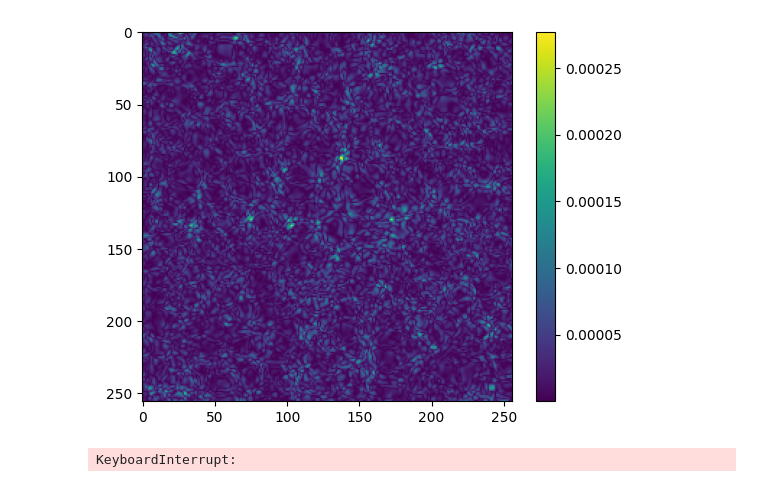
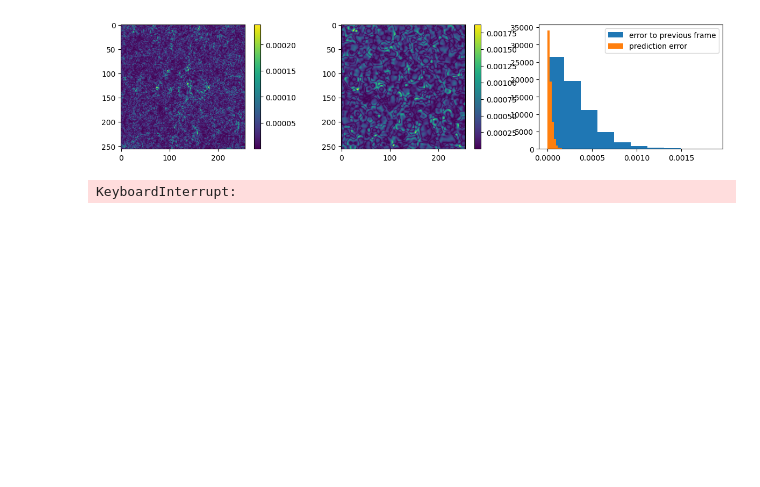
Before and after one commit to graps1/ELM-PDEs, a Jupyter notebook: ks2d/ks2d_conv_elm.ipynb, the cells around one changed output. Cells and saved outputs as stored; diff of their text form; code cells hidden in the pictures; blank space fills up the shorter version.

```diff
--- a/ks2d/ks2d_conv_elm.ipynb
+++ b/ks2d/ks2d_conv_elm.ipynb
@@ -13,10 +13,6 @@ maxval, minval = d.max(), d.min()
 normalize = lambda x: (x-minval)/(maxval-minval)
 denormalize = lambda x: x*(maxval-minval)+minval
 d = normalize(d)
-
-BC_0 = { "mode": "circular", "val_left": None, "val_right": None }
-BC_1 = { "mode": "circular", "val_left": None, "val_right": None }
-BC = [BC_0, BC_1]
 
 def pad(d, axis, extent, mode="circular", val_left=None, val_right=None):
     permutation = list(range(len(d.shape)))
@@ -37,55 +33,109 @@ def pad(d, axis, extent, mode="circular", val_left=None, val_right=None):
     d = d.permute(*permutation)
     return d
 
+def conv1d(d, axis, kernel):
+    # assumes d takes the form
+    # batch x channels x a1 x a2 ... x an
+
+    # moves axis and channel to the right
+    perm1 = list(range(len(d.shape)))
+    perm1[axis] = len(d.shape)-1
+    perm1[-1] = axis
+    d = d.permute(*perm1)
+    perm2 = list(range(len(d.shape)))
+    perm2[ 1]  = len(d.shape)-2
+    perm2[-2] = 1
+    d = d.permute(*perm2)
+
+    # conflates the first few axes
+    shape = d.shape
+    d = d.view(-1, *shape[-2:])
+    # applies kernel and inverts the permutation
+    d = kernel(d)
+    d = d.view(*shape[:-2], *d.shape[-2:])
+    d = d.permute(*perm2)
+    d = d.permute(*perm1)
+    return d
+
+
 class ConvELM2D(torch.nn.Module):
-    def __init__(self, extent=2, hidden=100, bc=[{"mode":"circular"}, {"mode":"circular"}]):
+    def __init__(self, extent=2, hidden=100, mode="sliced", bc=[{"mode":"circular"}, {"mode":"circular"}]):
         super().__init__()
         self.extent = extent
         self.ks = 2*self.extent + 1
         self.hidden = hidden
         self.bc = bc
-        self.phi_conv = torch.nn.Sequential(torch.nn.Conv2d(1, self.hidden, self.ks), torch.nn.Softplus()).double()
+        self.mode = mode
+        assert self.mode in ["sliced", "full"]
+
+        if self.mode == "sliced":
+            self.conv1 = torch.nn.Conv1d(1, self.hidden, self.ks).double()
+            self.conv2 = torch.nn.Conv1d(self.hidden, self.hidden, self.ks, groups=self.hidden).double()
+        elif self.mode == "full":
+            self.conv = torch.nn.Conv2d(1, self.hidden, self.ks).double()
+
+        self.nl =  torch.nn.Softplus().double()
         self.out_layer = torch.nn.Conv2d(self.hidden, 1, 1, bias=False).double()
 
     def phi(self, X):
         assert len(X.shape) == 4, f"input must have the form (batch, channels, im1, im2), but has shape {X.shape}"
         X = pad(X, 2, self.extent, **self.bc[0])
         X = pad(X, 3, self.extent, **self.bc[1])
-        X = self.phi_conv(X)
+
+        if self.mode == "sliced":
+            X = conv1d(X, 2, self.conv1)
+            X = conv1d(X, 3, self.conv2)
+        elif self.mode == "full":
+            X = self.conv(X)
+
+        X = self.nl(X)
         return X
 
     def forward(self, X):
         assert len(X.shape) in [3,4], f"input must have the form (batch, channels, im1, im2) OR (channels, im1, im2), but has shape {X.shape}"
         unbatched = len(X.shape)==3
         if unbatched: X = X.unsqueeze(0)
         phiX = self.phi(X)
         out = self.out_layer(phiX)
         if unbatched: out = out.squeeze(0)
         return out
 
     def train(self, X, Y):
         phiX = self.phi(X)
         phiX = phiX.permute(0,2,3,1) # shifts the channel axis to the last index
-        phiX = phiX.view(-1, self.hidden) # conflates the first few axes, except for the channels
+        phiX = phiX.reshape(-1, self.hidden) # conflates the first few axes, except for the channels
         Y = Y.view(-1, 1)
         A = torch.linalg.lstsq(phiX, Y).solution.transpose(0,1)
         A = A.view(1, self.hidden, 1, 1)
         self.out_layer.weight.data = A
 
-model = ConvELM2D(2, 100)
-noise_distr = torch.distributions.Normal(0, 1e-4)
+
+# boundary conditions used in training data
+BC_0 = { "mode": "circular", "val_left": None, "val_right": None }
+BC_1 = { "mode": "circular", "val_left": None, "val_right": None }
+
+# complexity-wise, a full 2d convolution should be slower than two
+# separate 1d convolutions. but this isn't the case...
+model = ConvELM2D(2, 100, mode="full", bc=[BC_0,BC_1])
+
 X = d[0,None,None,...]
-X = X + noise_distr.sample(X.shape)
+X = X + torch.distributions.Normal(0, 1e-4).sample(X.shape)
 Y = d[1,None,None,...]
 
 model.train(X, Y)
 
 # prediction
+fig, ax = plt.subplots(1,3,figsize=(15,3))
 err = ( model(d[0,None,...])-d[1,None,...] ).abs().squeeze(0)
-plt.colorbar(plt.imshow(err.cpu().numpy()))
+err_prev = ( d[0,...]-d[1,...] ).abs()
+plt.colorbar(ax[0].imshow(err.cpu().numpy()))
+plt.colorbar(ax[1].imshow(err_prev.cpu().numpy()))
+ax[2].hist(err_prev.cpu().flatten(), label="error to previous frame")
+ax[2].hist(err.cpu().flatten(), label="prediction error")
+ax[2].legend()
 plt.show()
 # %% [output]
-[figure, old version]
+[figure, new version]
 # %%
 
 # enjoy a nice animation
```
Also changed, not shown: parts of 1 cell of this notebook, 1 other file.
